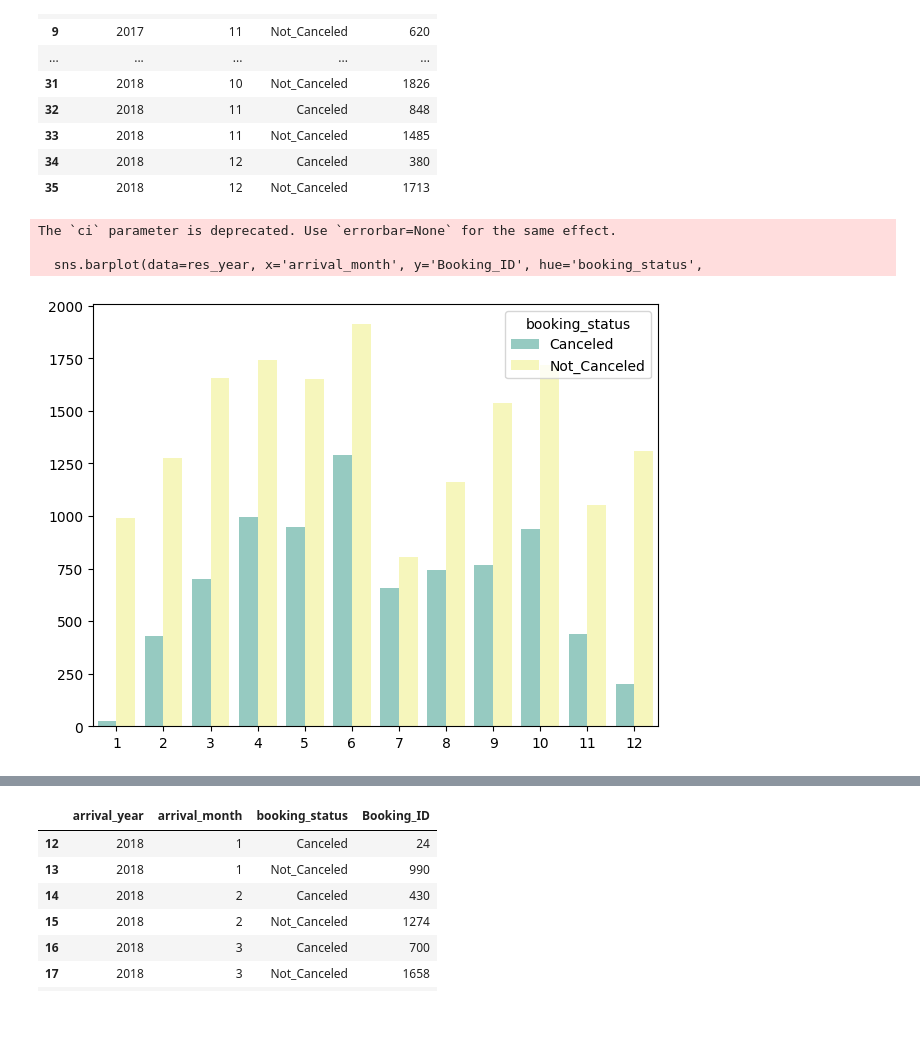
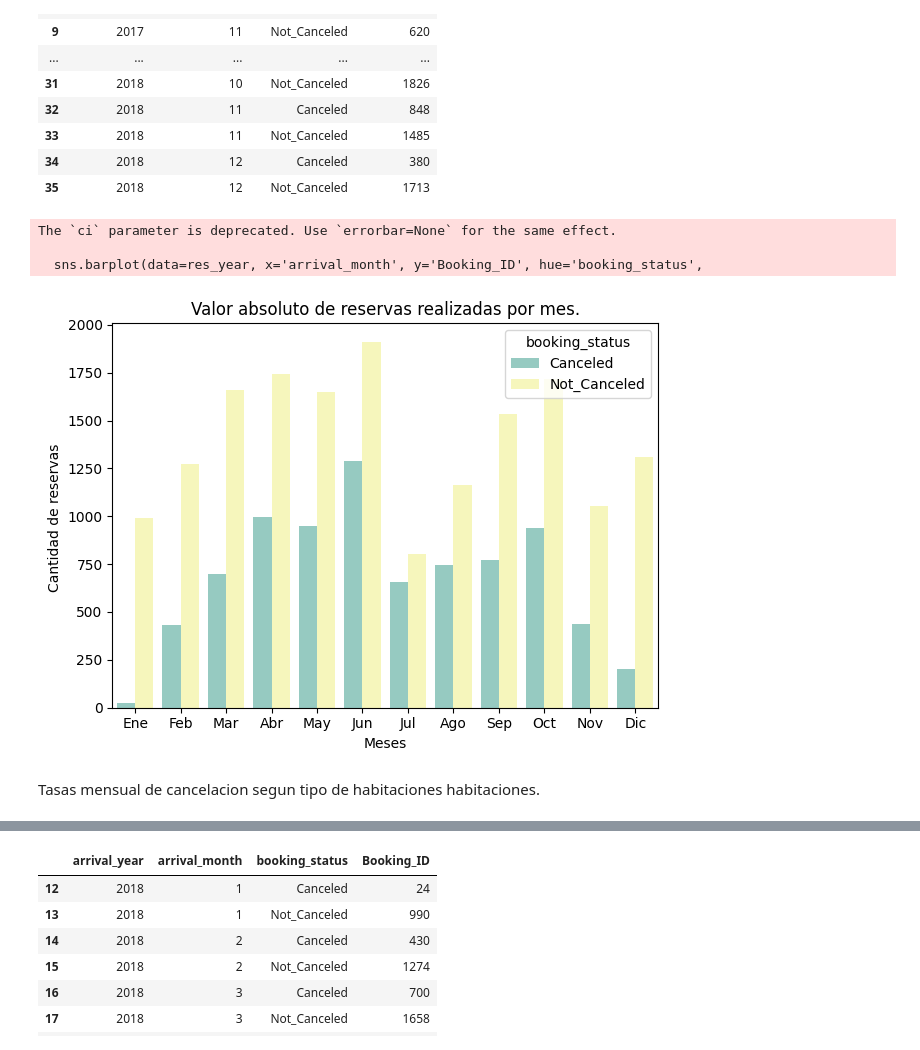
Before and after one commit to AndresCba89/reservas_hoteles, a Jupyter notebook: hotel.ipynb, the cells around one changed output, grey strips where cells are left out. Cells and saved outputs as stored; diff of their text form; code cells hidden in the pictures; blank space fills up the shorter version.

Commit message:
se agregan tilitulos de graficos, se gragrega tasa porcentual de reservas

```diff
--- a/hotel.ipynb
+++ b/hotel.ipynb
@@ -360,16 +360,20 @@ res_year
 # %%
 plt.figure()
 sns.barplot(data=res_year, x='arrival_month', y='Booking_ID', hue='booking_status',
             estimator='mean', ci=None, palette='Set3')
-plt.title('')
-plt.xlabel('')
-plt.ylabel('')
+month_labels = ['Ene', 'Feb', 'Mar', 'Abr', 'May', 'Jun', 'Jul', 'Ago', 'Sep', 'Oct', 'Nov', 'Dic']
+plt.xticks(ticks=range(0, 12), labels=month_labels)
+plt.title('Valor absoluto de reservas realizadas por mes.')
+plt.xlabel('Meses')
+plt.ylabel('Cantidad de reservas ')
 plt.tight_layout()
 ruta_guardado = os.path.join (r'A:/Clases/Practica_Hotel/graficos', 'bkng_status_month.png')
 plt.savefig(ruta_guardado)
 plt.show()
 # %% [output]
 The `ci` parameter is deprecated. Use `errorbar=None` for the same effect.
 
   sns.barplot(data=res_year, x='arrival_month', y='Booking_ID', hue='booking_status',
-[figure, old version]
+[figure, new version]
+# %% [markdown]
+Tasas mensual de cancelacion segun tipo de habitaciones habitaciones.
```
Also changed, not shown: parts of 6 cells of this notebook, 3 other files.
